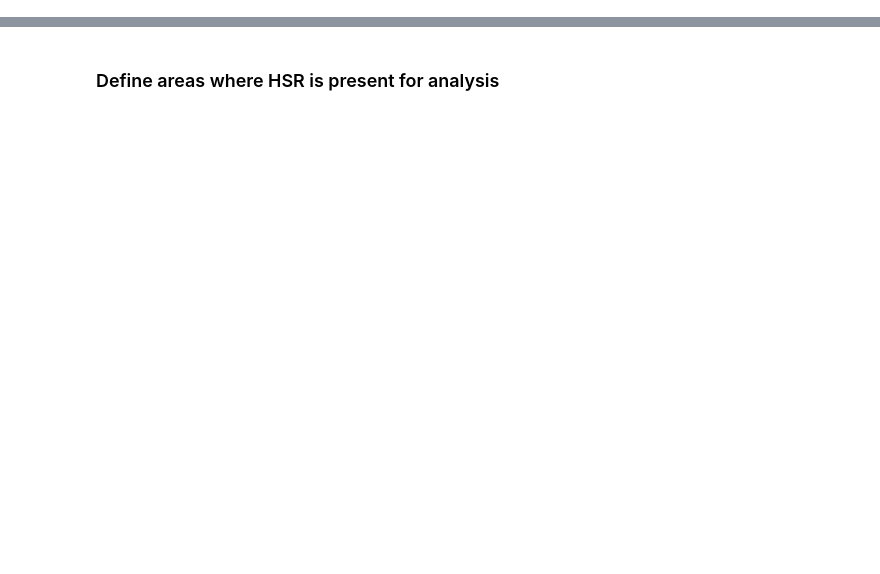
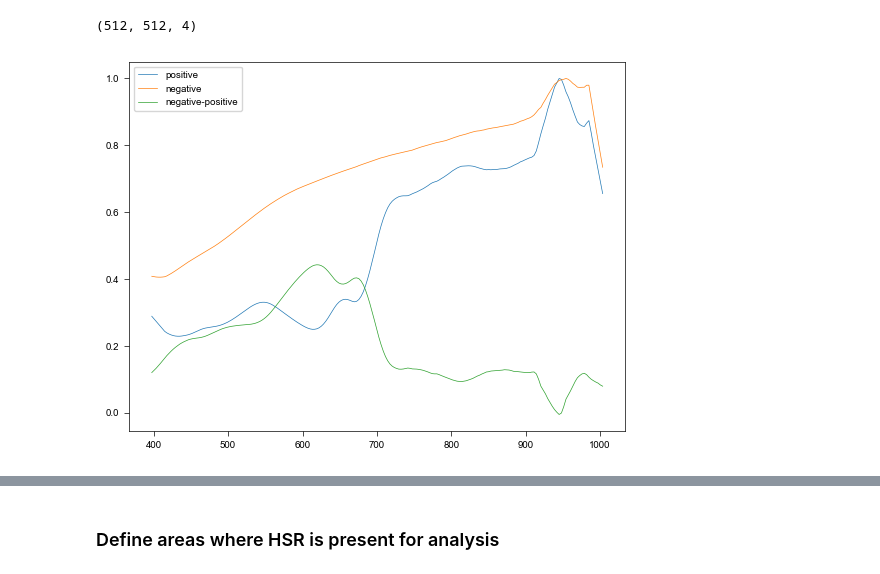
Before and after one commit to itai-levin/hsi-workshop, a Jupyter notebook: manual_define_circle.ipynb, the cells around one changed output, grey strips where cells are left out. Saved outputs shown, nothing was run; the diff lists cells and outputs as text; code cells hidden in the pictures; blank space fills up the shorter version.

```diff
--- a/manual_define_circle.ipynb
+++ b/manual_define_circle.ipynb
@@ -48,0 +56,4 @@ reference_spectrum.show()
+# %%
+(255*hsi_img.rgb).astype(np.uint8)
+# %% [output]
+(512, 512, 4)
@@ -48,0 +62,18 @@ reference_spectrum.show()
+# %%
+
+
+positive = hsi_img.image[382:388, 244:254]
+negative = hsi_img.image[372:388, 335:360]
+positive =  np.nanmean(positive, axis=(0,1))
+negative = np.nanmean(negative, axis=(0,1))
+
+positive = positive/np.nanmax(positive)#positive[get_closest_wl_ind(hsi_img.centers, 800)]
+negative = negative/np.nanmax(negative)#negative[get_closest_wl_ind(hsi_img.centers, 800)]
+
+plt.plot(hsi_img.centers, positive, label='positive')
+plt.plot(hsi_img.centers, negative, label='negative')
+plt.plot(hsi_img.centers, negative-positive, label='negative-positive')
+plt.legend()
+plt.show()
+# %% [output]
+[figure, added]
```
Also changed, not shown: parts of 31 cells of this notebook.
